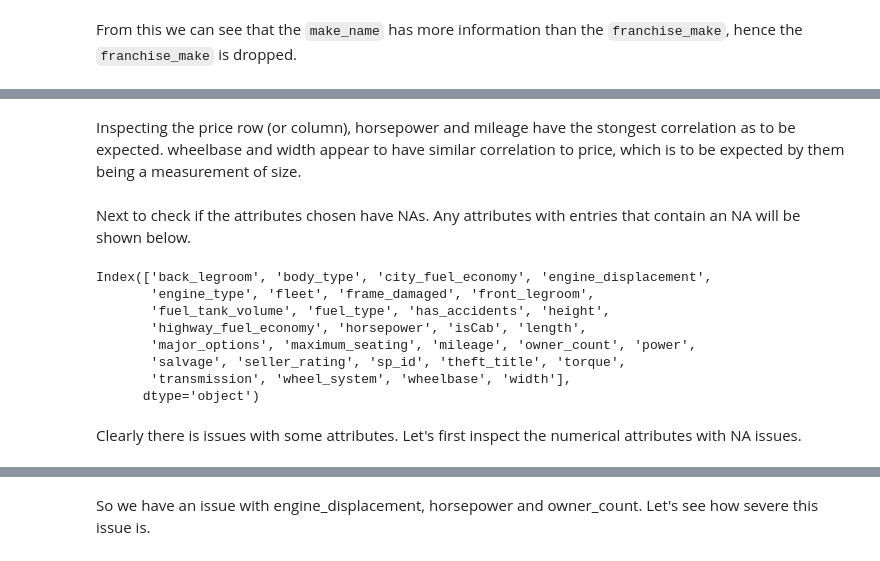
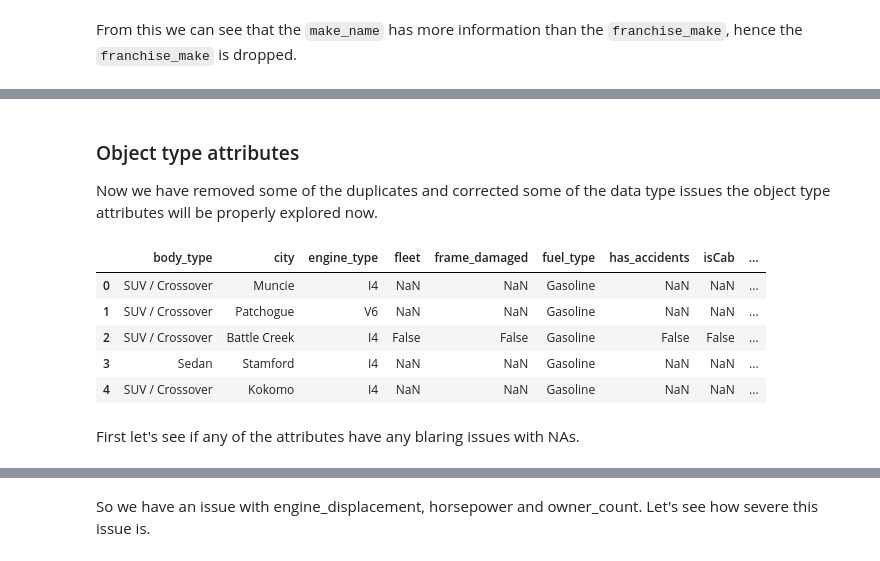
Before and after one commit to johnb-h/Car-Dataset-EDA-and-Prediction-Model, a Jupyter notebook: ID5059_run_script.ipynb, the cells around one changed output, grey strips where cells are left out. Saved outputs shown, nothing was run; the diff lists cells and outputs as text; code cells hidden in the pictures.

```diff
--- a/ID5059_run_script.ipynb
+++ b/ID5059_run_script.ipynb
@@ -369,18 +239,14 @@ mpl.show()
-# %% [markdown]
-Inspecting the price row (or column), horsepower and mileage have the stongest correlation as to be expected.
-wheelbase and width appear to have similar correlation to price, which is to be expected by them being a measurement of size.
-# %% [markdown]
-Next to check if the attributes chosen have NAs. Any attributes with entries that contain an NA will be shown below.
-# %%
-df.keys()[df.count() != len(df.index)]
-# %% [output]
-Index(['back_legroom', 'body_type', 'city_fuel_economy', 'engine_displacement',
-       'engine_type', 'fleet', 'frame_damaged', 'front_legroom',
-       'fuel_tank_volume', 'fuel_type', 'has_accidents', 'height',
-       'highway_fuel_economy', 'horsepower', 'isCab', 'length',
-       'major_options', 'maximum_seating', 'mileage', 'owner_count', 'power',
-       'salvage', 'seller_rating', 'sp_id', 'theft_title', 'torque',
-       'transmission', 'wheel_system', 'wheelbase', 'width'],
-      dtype='object')
-# %% [markdown]
-Clearly there is issues with some attributes. Let's first inspect the numerical attributes with NA issues.
+# %% [markdown]
+### Object type attributes
+Now we have removed some of the duplicates and corrected some of the data type issues the object type attributes will be properly explored now.
+# %%
+df.select_dtypes(include=object).head(5)
+# %% [output]
+|  | body_type | city | engine_type | fleet | frame_damaged | fuel_type | has_accidents | isCab | ... |
+| 0 | SUV / Crossover | Muncie | I4 | NaN | NaN | Gasoline | NaN | NaN | ... |
+| 1 | SUV / Crossover | Patchogue | V6 | NaN | NaN | Gasoline | NaN | NaN | ... |
+| 2 | SUV / Crossover | Battle Creek | I4 | False | False | Gasoline | False | False | ... |
+| 3 | Sedan | Stamford | I4 | NaN | NaN | Gasoline | NaN | NaN | ... |
+| 4 | SUV / Crossover | Kokomo | I4 | NaN | NaN | Gasoline | NaN | NaN | ... |
+# %% [markdown]
+First let's see if any of the attributes have any blaring issues with NAs.
```
Also changed, not shown: parts of 78 cells of this notebook.
